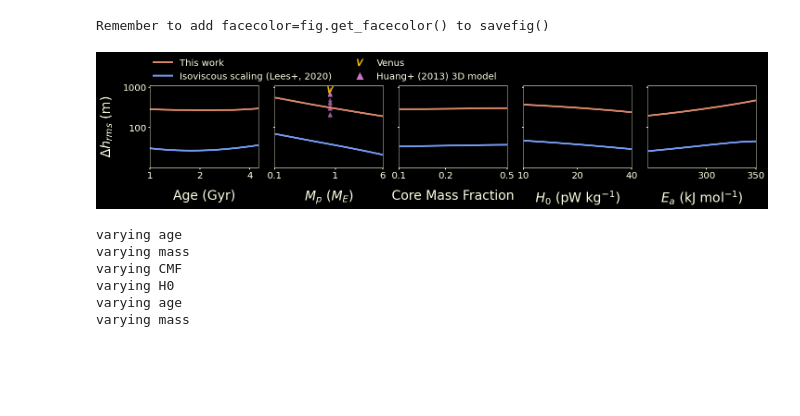
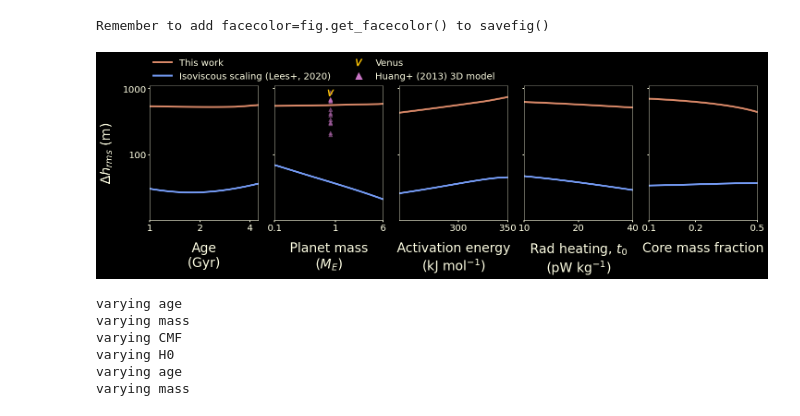
Before and after one commit to clairesworld/exo-top, a Jupyter notebook: notebooks/plot_relative_h.ipynb, the cells around one changed output. Drawn from its saved outputs; the diff is of its cells as text; code cells hidden in the pictures; blank space fills up the shorter version.

```diff
--- a/notebooks/plot_relative_h.ipynb
+++ b/notebooks/plot_relative_h.ipynb
@@ -36,7 +36,7 @@ labelsize=28
 legsize=20
 xlabelpad=20
 fig, axes = plottop.plot_h_relative_multi(age=4.5, alpha=1, wspace=0.15, legsize=legsize,
-                                          ticksize=20, labelsize=labelsize,
+                                          ticksize=20, labelsize=labelsize, fig_height=6,
                                         yset_ylim=False, legend=False,
                                           lw=4, #legtitle=r'\textbf{\textit{Model}}',
                                         ylabel='$\Delta h_{rms}$ (m)',
@@ -48,7 +48,12 @@ fig, axes = plottop.plot_h_relative_multi(age=4.5, alpha=1, wspace=0.15, legsize
                                         models=['dyn_top_rms', 'dyn_top_rms_isoviscous'],
                                         labels=['This work',
                                                 'Isoviscous (Lees, Rudge & McKenzie 2020)'],
-                                        x_vars=['age', 'M_p', 'CMF', 'H0', 'Ea'],
+        x_vars=['t', 'M_p', 'Ea', 'H_0', 'CMF'],
+        units = ['Gyr', '$M_E$', 'kJ mol$^{-1}$', 'pW kg$^{-1}$', 'CMF'],
+        x_range = [(1.5, 4.5), (0.1 * p.M_E, 6 * p.M_E), (250e3, 350e3), (10e-12, 40e-12),  (0.1, 0.7)],
+                                          xscales = [p.sec2Gyr, p.M_E ** -1,  1e-3, 1e12,1, ],
+ xlabels=['Age\n(Gyr)', 'Planet mass\n($M_E$)', 'Activation energy\n(kJ mol$^{-1}$)',  'Rad heating, $t_0$\n(pW kg$^{-1}$)',
+          'Core mass fraction',],
                                         c=['#d88868','#749af3'])
 
 for ax in axes:
@@ -59,7 +64,7 @@ for ax in axes:
     ax.xaxis.set_minor_formatter(ticker.NullFormatter())
 axes[0].yaxis.set_major_formatter(ticker.FormatStrFormatter('%g'))
 axes[0].yaxis.set_minor_formatter(ticker.NullFormatter())
-axes[0].set_ylabel('$\Delta h_{rms}$ (m)', fontsize=labelsize, c='xkcd:off white')
+# axes[0].set_ylabel('$\Delta h_{rms}$ (m)', fontsize=labelsize, c='xkcd:off white')
 axes[0].set_yticks([100, 1000])
 
 
@@ -88,38 +93,38 @@ for h in h_Huang:
 
 handles =[mlines.Line2D([], [], color='#d88868', ls='-',
                                  markersize=0, lw=4, label='This work'),
          mlines.Line2D([], [], color='#749af3', ls='-',
                                  markersize=0, lw=4, label='Isoviscous scaling (Lees+, 2020)'),
                    mlines.Line2D([], [], color='xkcd:goldenrod', marker='$V$',
                                  markersize=15, lw=0, label=r'Venus'),
                    mlines.Line2D([], [], color='xkcd:orchid', marker='^',
                                  markersize=15, lw=0, label=r'Huang+ (2013) 3D model'),]
 
 
 legend = axes[0].legend(handles=handles, frameon=False, fontsize=legsize,
                    borderaxespad=0,
                    loc='lower left', bbox_to_anchor=(0.0, 1.01), ncol=2, )
 
 fig, *axes = dark_background(fig, axes)
 i=0
 axes[i].set_xlim((1, 4.5)) #age
 axes[i].set_xticks([1, 2, 4])
 i = i+1
 axes[i].set_xlim((0.1, 6)) #mass
 axes[i].set_xticks([0.1, 1, 6])
 i = i+1
-axes[i].set_xlim((0.1, 0.5)) #cmf
-axes[i].set_xticks([0.1, 0.2,0.5])
+axes[i].set_xlim((250, 350)) #ea
+axes[i].set_xticks([300, 350])
 i = i+1
 axes[i].set_xlim((10, 40)) #h0
 axes[i].set_xticks([10, 20, 40])
 i = i+1
-axes[i].set_xlim((250, 350)) #ea
-axes[i].set_xticks([300, 350])
+axes[i].set_xlim((0.1, 0.5)) #cmf
+axes[i].set_xticks([0.1, 0.2,0.5])
 fig.savefig(fig_path+'h_parameters_slides'+fig_format)
 # %% [output]
 Remember to add facecolor=fig.get_facecolor() to savefig()
-[figure, old version]
+[figure, new version]
 # %%
 # how h varies across key input parameters
 
```
Also changed, not shown: parts of 1 cell of this notebook, 7 other files.
